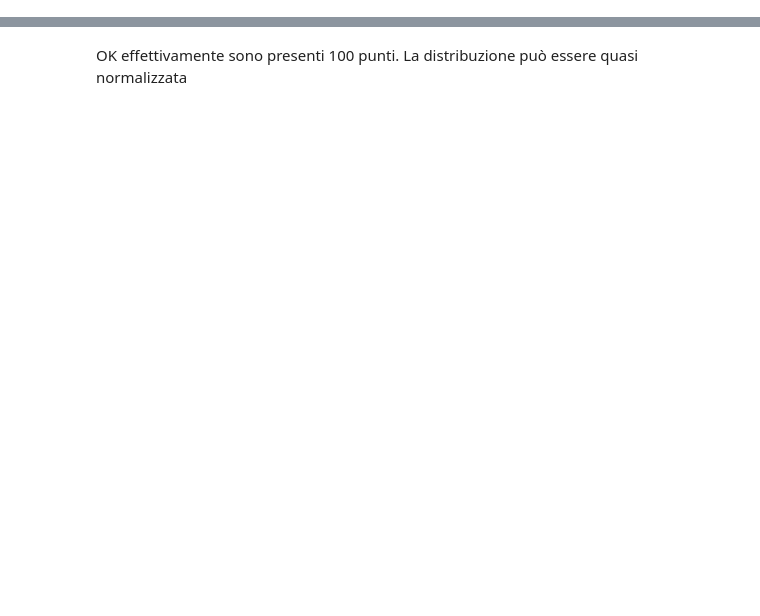
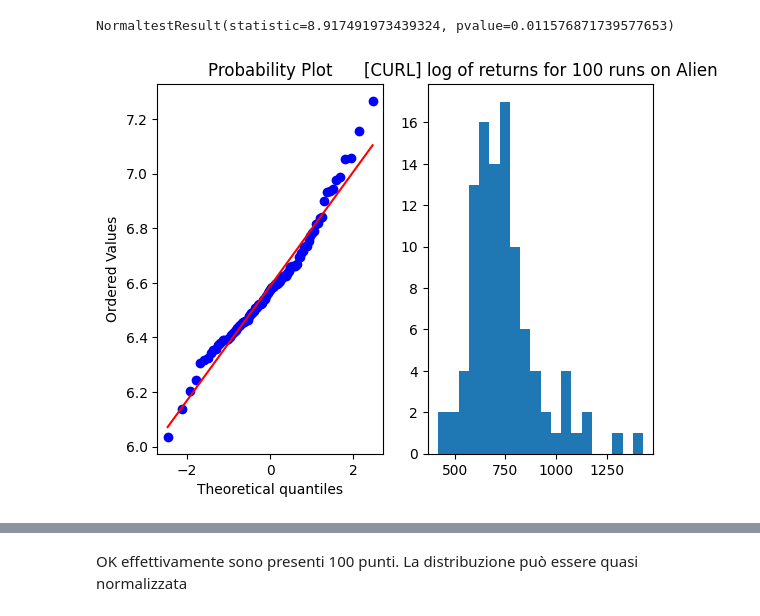
Before and after one commit to ecaromeo/stat_prec, a Jupyter notebook: normality.ipynb, the cells around one changed output, grey strips where cells are left out. Drawn from its saved outputs; the diff is of its cells as text; code cells hidden in the pictures; blank space fills up the shorter version.

```diff
--- a/normality.ipynb
+++ b/normality.ipynb
@@ -21,4 +42,0 @@ All'interno della cartella atari100k sono presenti sono 100 punti per CURL e DER
-# %%
-import json
-with open('atari_100k_CURL_Alien.json') as ff:
-    a100 = json.load(ff)
@@ -61,0 +56,16 @@ stats.probplot(np.log(curl_alien_ret), plot=fig)
+# %%
+
+with open(r'atari_100k\CURL\Alien.json') as ff:
+    a100 = json.load(ff)
+curl_alien_ret = [i['eval_average_return'] for i in a100]
+
+fig = plt.subplot(121)
+stats.probplot(np.log(curl_alien_ret), plot=fig)
+plt.subplot(122)
+plt.hist((curl_alien_ret), bins=20)
+plt.title('[CURL] log of returns for 100 runs on Alien')
+
+stats.normaltest(np.log(curl_alien_ret))
+# %% [output]
+NormaltestResult(statistic=8.917491973439324, pvalue=0.011576871739577653)
+[figure, added]
```
Also changed, not shown: parts of 33 cells of this notebook.
